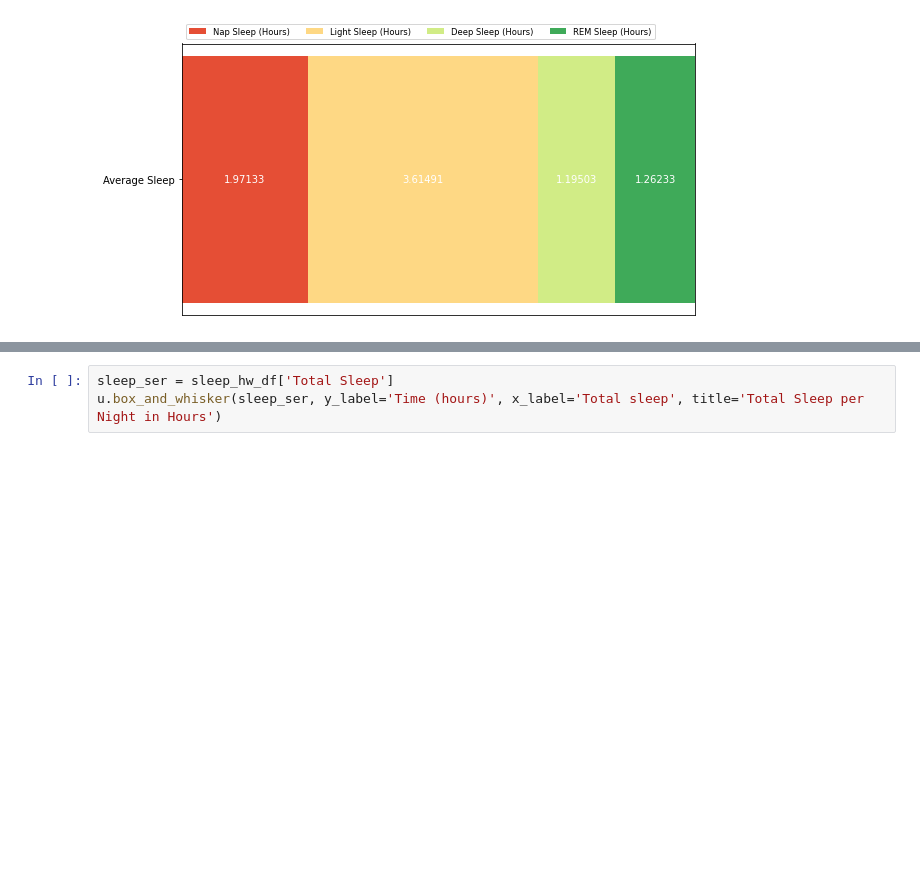
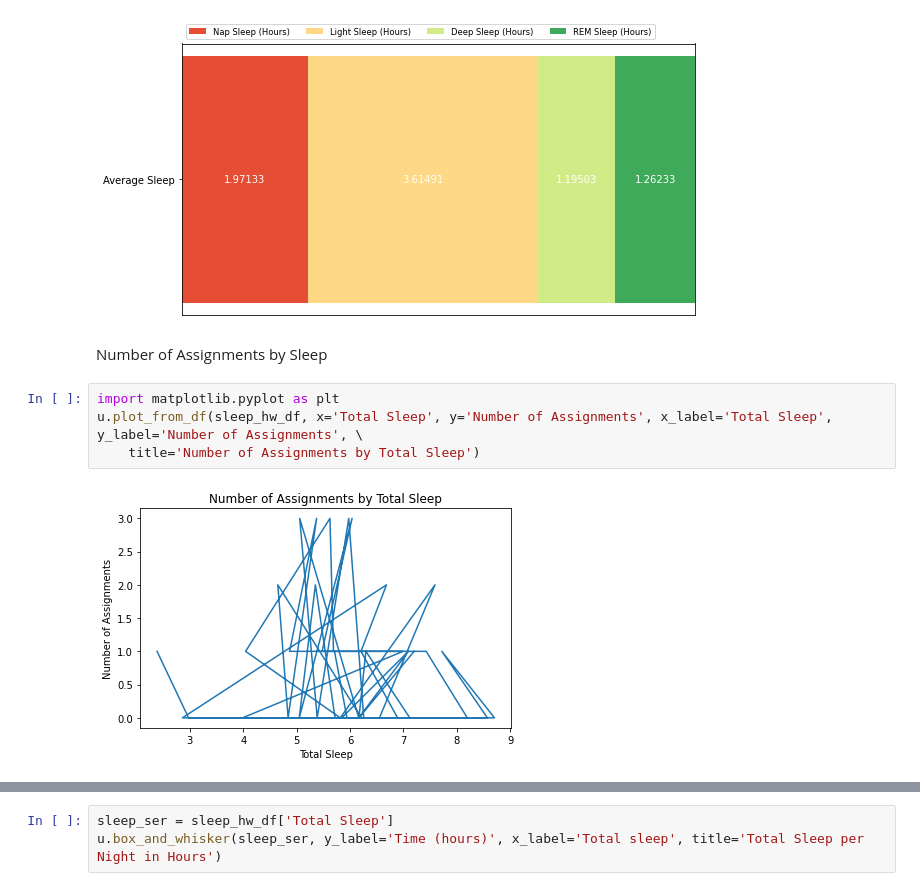
Before and after one commit to Lturner4/Sleep_vs_School, a Jupyter notebook: Sleep_vs_School.ipynb, the cells around one changed output, grey strips where cells are left out. Cells and saved outputs as stored; diff of their text form; blank space fills up the shorter version.

Commit message:
visuals

```diff
--- a/Sleep_vs_School.ipynb
+++ b/Sleep_vs_School.ipynb
@@ -202,3 +202,11 @@ results = [nap_avg, light_avg, deep_avg, rem_avg]
 u.banded_bars(categories=sleep_categories, cat_label='Average Sleep', results=results)
 # %% [output]
 [figure]
+# %% [markdown]
+Number of Assignments by Sleep
+# %%
+import matplotlib.pyplot as plt
+u.plot_from_df(sleep_hw_df, x='Total Sleep', y='Number of Assignments', x_label='Total Sleep', y_label='Number of Assignments', \
+    title='Number of Assignments by Total Sleep')
+# %% [output]
+[figure, added]
```
Also changed, not shown: parts of 10 cells of this notebook, 1 other file.
